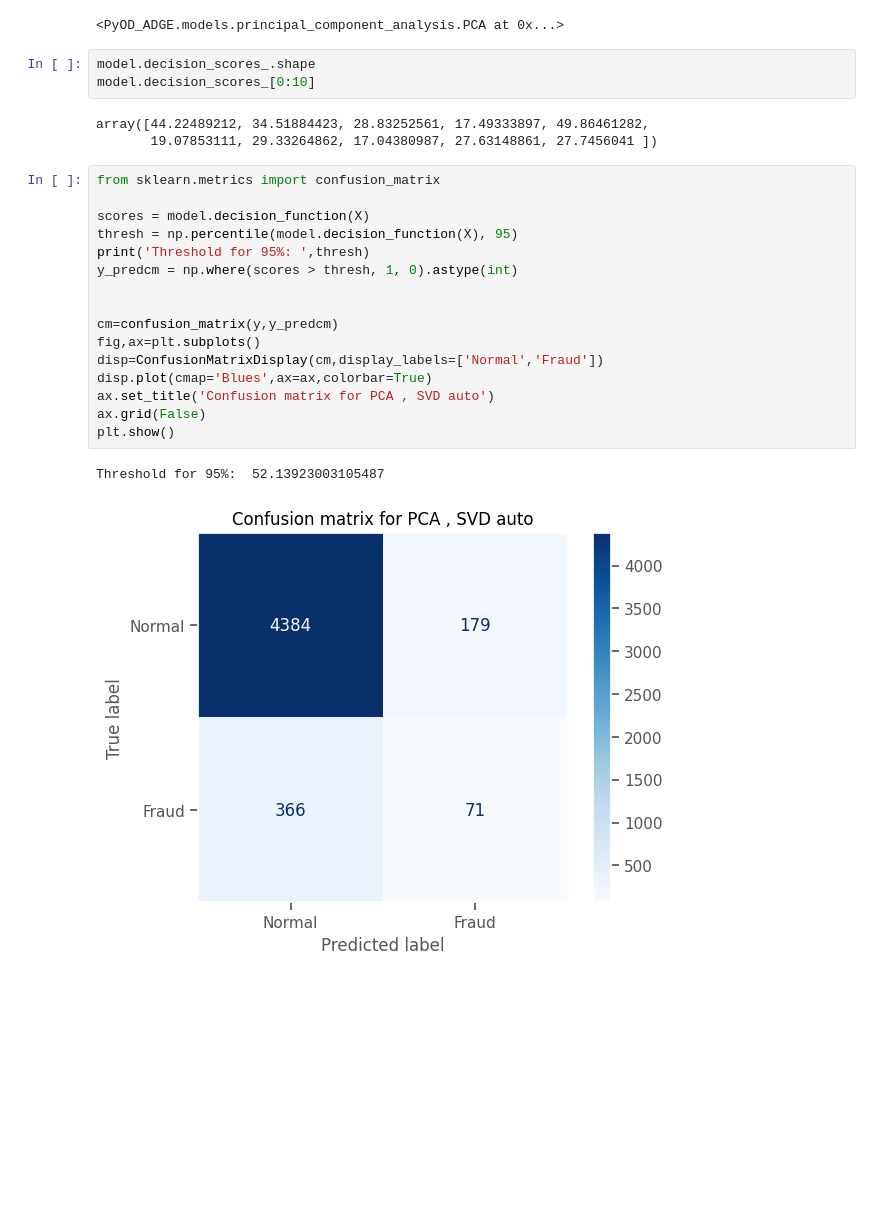
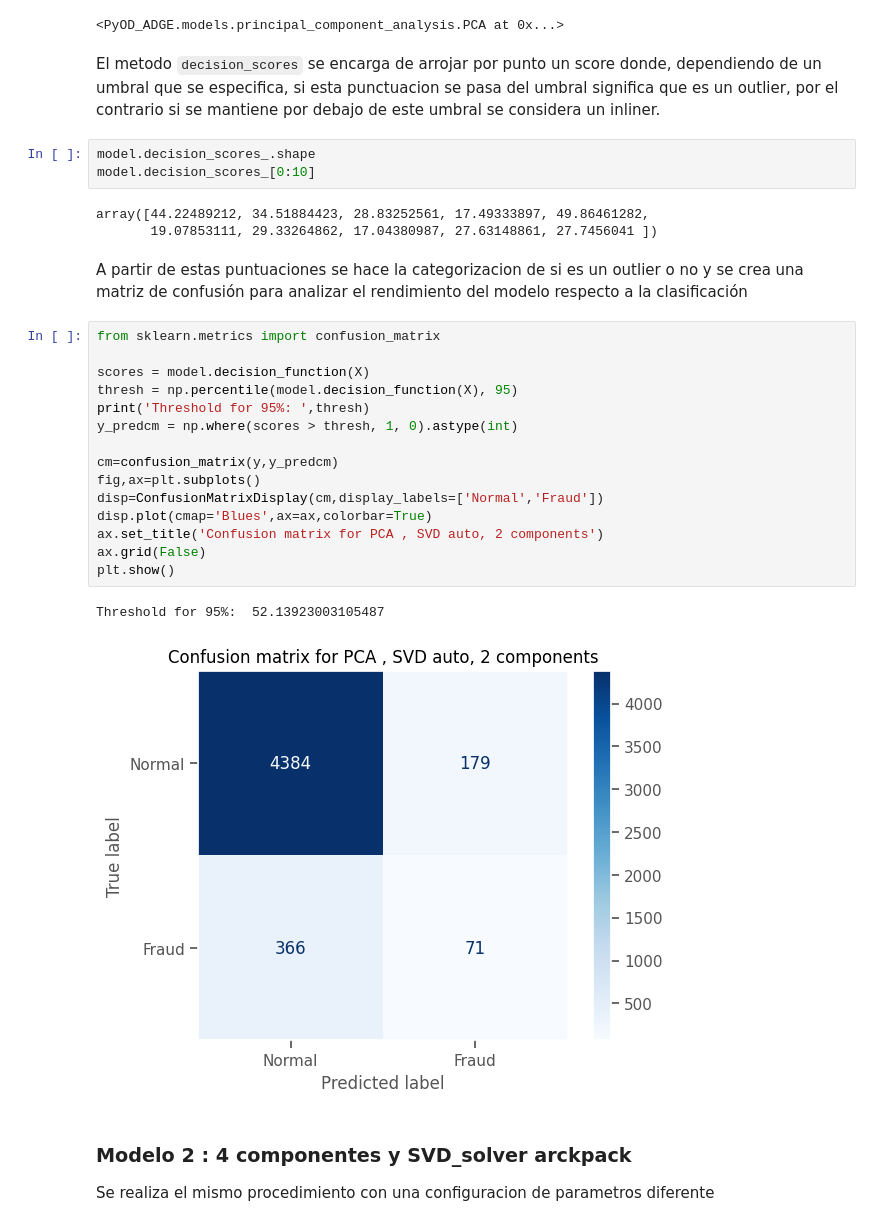
Before and after one commit to Jonkkeyler333/PyOD_ADGE, a Jupyter notebook: notebooks/pca.ipynb, the cells around one changed output. Saved outputs shown, nothing was run; the diff lists cells and outputs as text; blank space fills up the shorter version.

```diff
--- a/notebooks/pca.ipynb
+++ b/notebooks/pca.ipynb
@@ -71,29 +103,35 @@ model = PCA( contamination=0.01, n_components=2, random_state=42)
 model.fit(X)
 # %% [output]
 <PyOD_ADGE.models.principal_component_analysis.PCA at 0x...>
+# %% [markdown]
+El metodo ``decision_scores`` se encarga de arrojar por punto un score donde, dependiendo de un umbral que se especifica, si esta punctuacion se pasa del umbral significa que es un outlier, por el contrario si se mantiene por debajo de este umbral se considera un inliner.
 # %%
 model.decision_scores_.shape
 model.decision_scores_[0:10]
 # %% [output]
 array([44.22489212, 34.51884423, 28.83252561, 17.49333897, 49.86461282,
        19.07853111, 29.33264862, 17.04380987, 27.63148861, 27.7456041 ])
+# %% [markdown]
+A partir de estas puntuaciones se hace la categorizacion de si es un outlier o no y se crea una matriz de confusión para analizar el rendimiento del modelo respecto a la clasificación
 # %%
 from sklearn.metrics import confusion_matrix
 
 scores = model.decision_function(X)
 thresh = np.percentile(model.decision_function(X), 95)
 print('Threshold for 95%: ',thresh)
 y_predcm = np.where(scores > thresh, 1, 0).astype(int)
 
-
 cm=confusion_matrix(y,y_predcm)
 fig,ax=plt.subplots()
 disp=ConfusionMatrixDisplay(cm,display_labels=['Normal','Fraud'])
 disp.plot(cmap='Blues',ax=ax,colorbar=True)
-ax.set_title('Confusion matrix for PCA , SVD auto')
+ax.set_title('Confusion matrix for PCA , SVD auto, 2 components')
 ax.grid(False)
 plt.show()
 # %% [output]
 Threshold for 95%:  52.13923003105487
-[figure, old version]
+[figure, new version]
+# %% [markdown]
+### Modelo 2 : 4 componentes y SVD_solver arckpack
+Se realiza el mismo procedimiento con una configuracion de parametros diferente
 # %%
```
Also changed, not shown: parts of 18 cells of this notebook.
